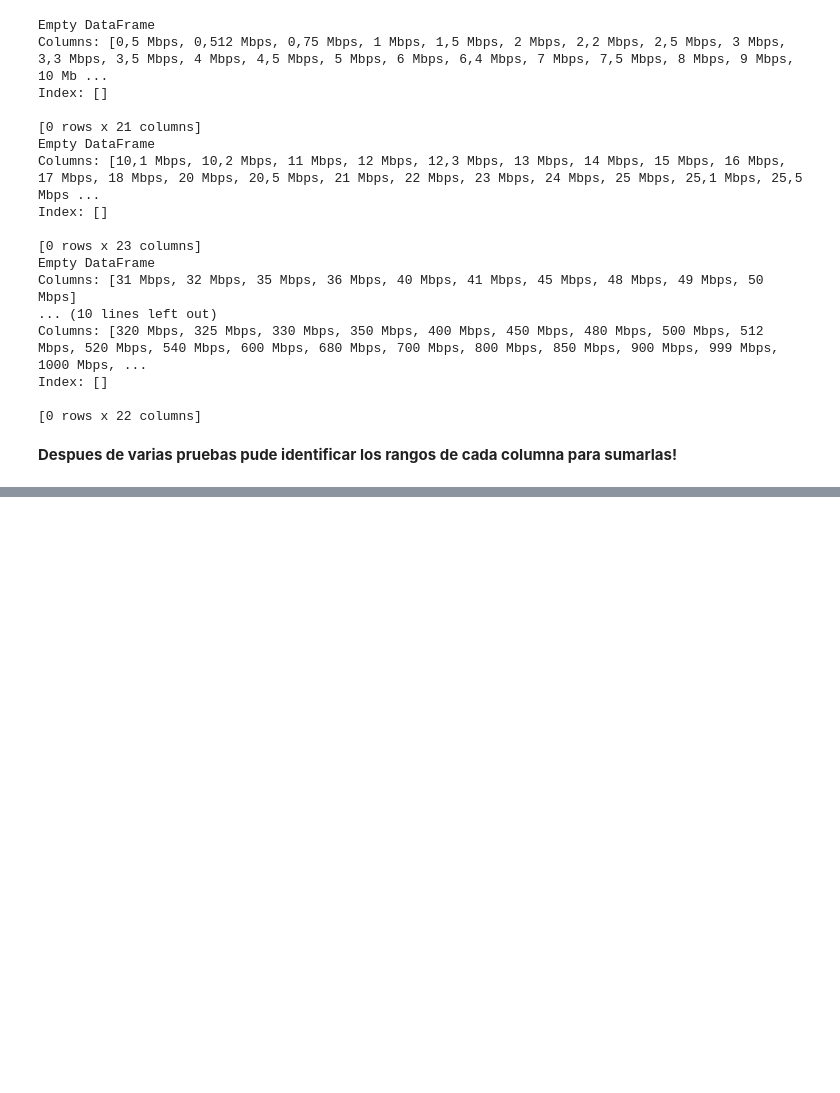
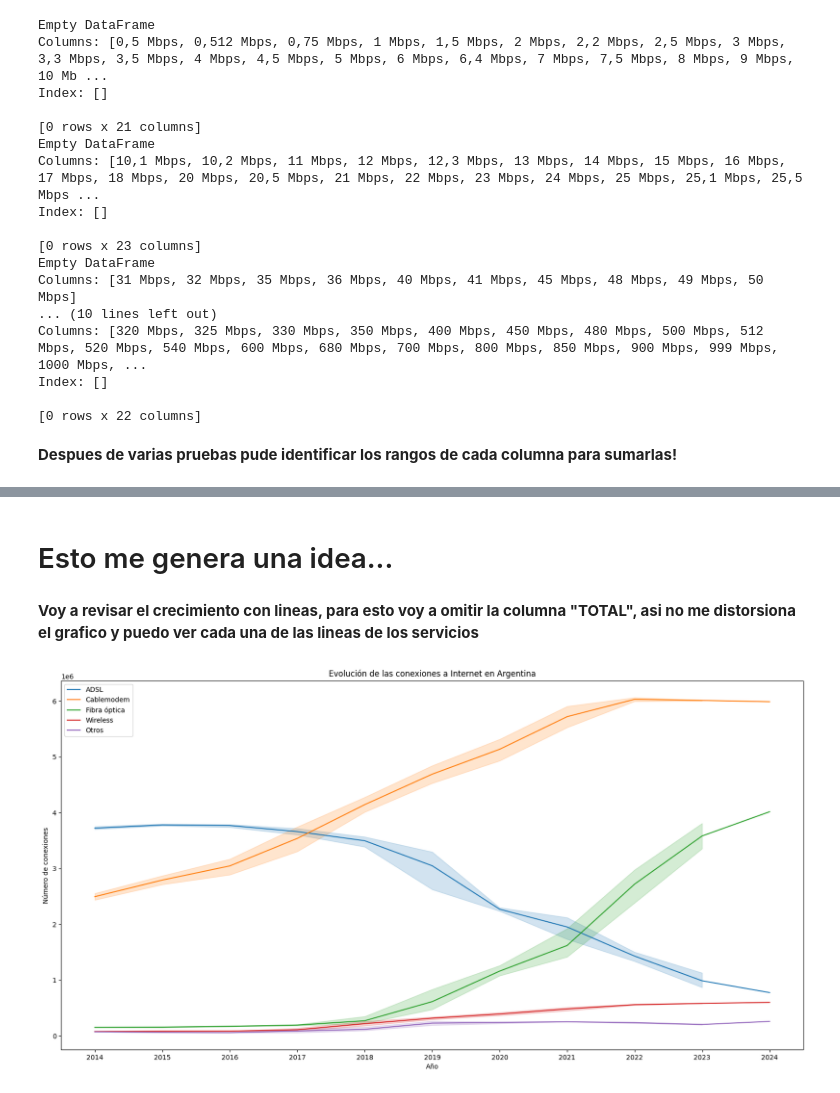
Before and after one commit to matiasbarriosled/PiDa, a Jupyter notebook: eda/eda.ipynb, the cells around one changed output, grey strips where cells are left out. Saved outputs shown, nothing was run; the diff lists cells and outputs as text; code cells hidden in the pictures; blank space fills up the shorter version.

Commit message:
cargo grafico de lineas para cada tecnologia

```diff
--- a/eda/eda.ipynb
+++ b/eda/eda.ipynb
@@ -100,0 +121,3 @@ SyntaxError: invalid syntax (4008257950.py, line 1)
+# %%
+accesos_tecnologia = pd.read_parquet("../data/interim/accesos_tecnologia")
+accesos_tecnologia.head()
@@ -100,0 +134,3 @@ SyntaxError: invalid syntax (4008257950.py, line 1)
+# %%
+acc_tec_suma_anual = accesos_tecnologia.drop(['Provincia'],axis=1)
+acc_tec_suma_anual = acc_tec_suma_anual.groupby(['Año','Trimestre']).sum().reset_index()
@@ -100,0 +166,20 @@ SyntaxError: invalid syntax (4008257950.py, line 1)
+# %% [markdown]
+# Esto me genera una idea...
+# %% [markdown]
+**Voy a revisar el crecimiento con lineas, para esto voy a omitir la columna "TOTAL", asi no me distorsiona el grafico y puedo ver cada una de las lineas de los servicios**
+# %%
+#aca quiero ver que resultados nos da el crecimiento de las tecnologias que dan acceso a internet
+plt.figure(figsize=(20, 10))
+sns.lineplot(data=acc_tec_suma_anual, x='Año', y='ADSL', label='ADSL')
+sns.lineplot(data=acc_tec_suma_anual, x='Año', y='Cablemodem', label='Cablemodem')
+sns.lineplot(data=acc_tec_suma_anual, x='Año', y='Fibra óptica', label='Fibra óptica')
+sns.lineplot(data=acc_tec_suma_anual, x='Año', y='Wireless', label='Wireless')
+sns.lineplot(data=acc_tec_suma_anual, x='Año', y='Otros', label='Otros')
+
+plt.title('Evolución de las conexiones a Internet en Argentina')
+plt.xlabel('Año')
+plt.ylabel('Número de conexiones')
+plt.legend()
+plt.show()
+# %% [output]
+[figure, added]
```
Also changed, not shown: parts of 21 cells of this notebook, 2 other files.
